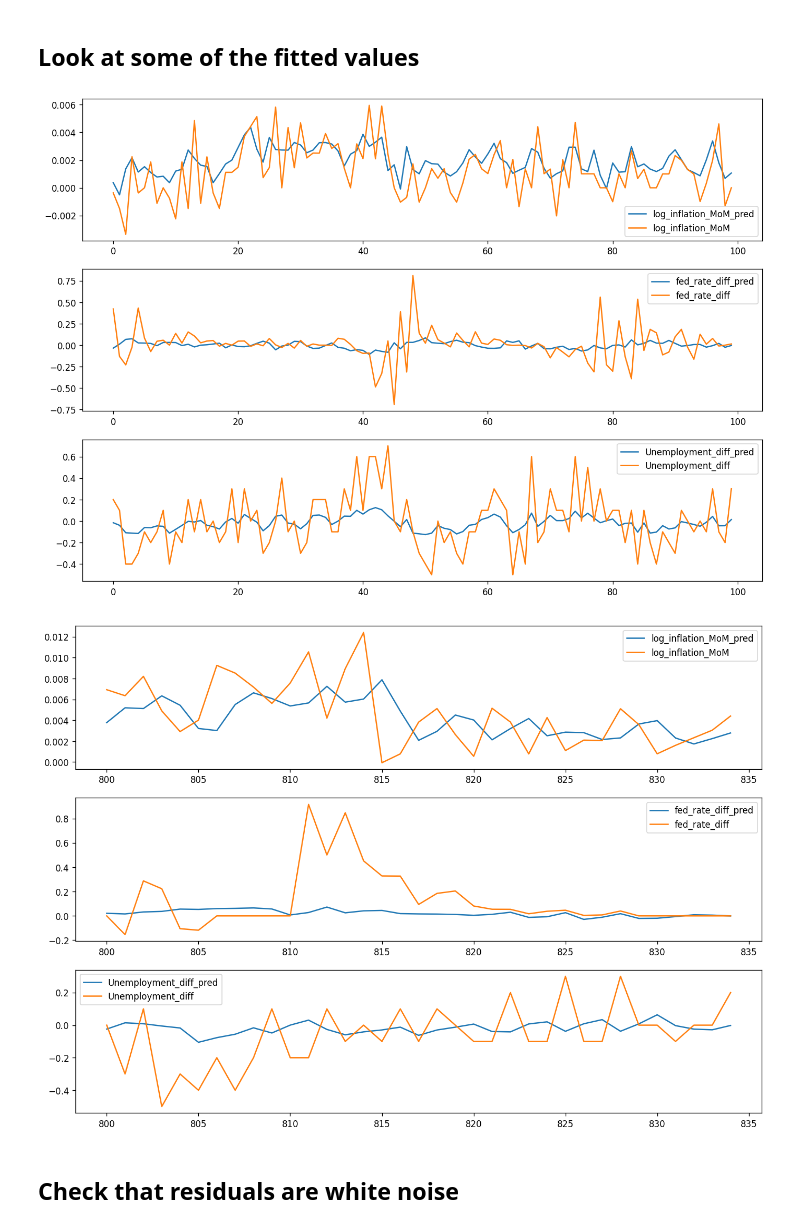
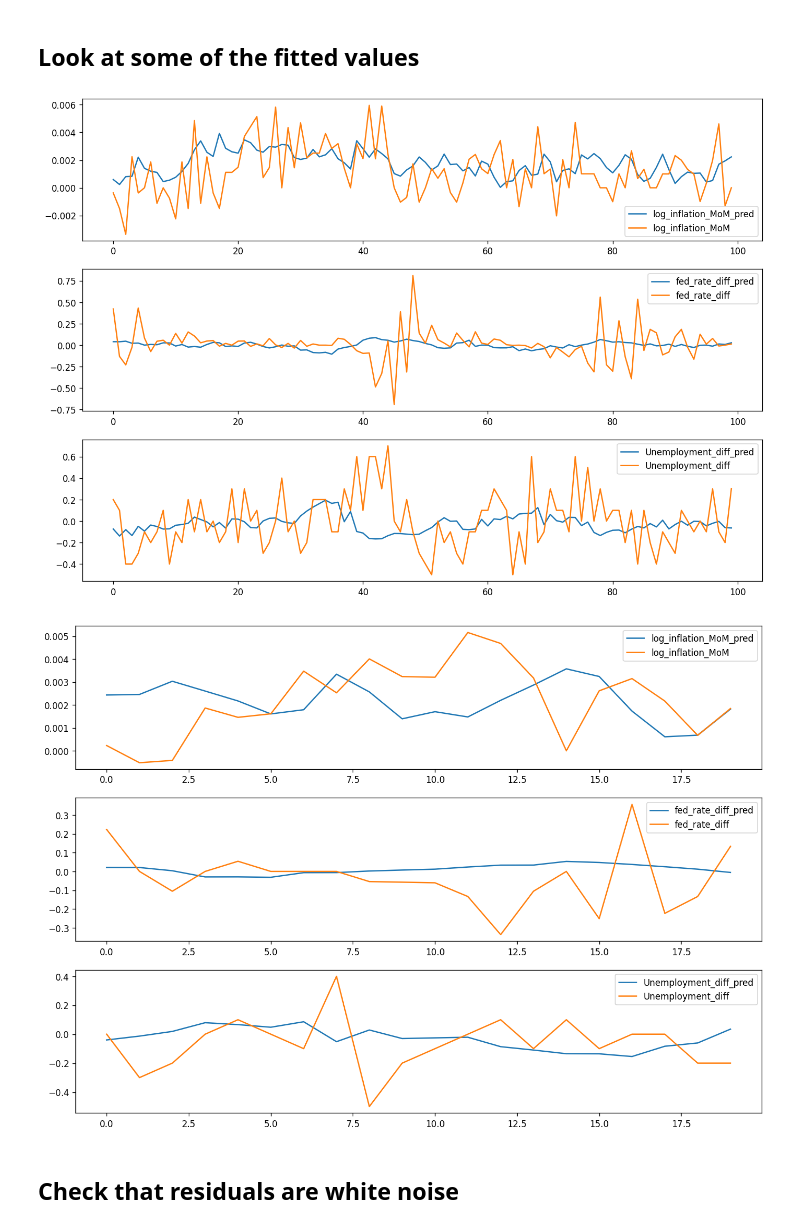
Before and after one commit to GarettKaube/Statistics-MachineLearning, a Jupyter notebook: machinelearning/DeepLearning/MonetaryPolicyRecurrentNeuralNetworks/monetarypolicyrnn.ipynb, the cells around one changed output. Drawn from its saved outputs; the diff is of its cells as text; code cells hidden in the pictures.

```diff
--- a/machinelearning/DeepLearning/MonetaryPolicyRecurrentNeuralNetworks/monetarypolicyrnn.ipynb
+++ b/machinelearning/DeepLearning/MonetaryPolicyRecurrentNeuralNetworks/monetarypolicyrnn.ipynb
@@ -144,7 +136,13 @@ Name: 2020-03-01 00:00:00, dtype: float64
 # %%
 cutoff = int(data_diff.shape[0]*0.80)
 print(cutoff)
+validation_cutoff = int(cutoff*0.8)
+print(validation_cutoff)
+
 cutoff_date = str(data_diff.iloc[cutoff-1].name)
-cutoff_date
+print("train+validation cutoff",cutoff_date)
+
+validation_cutoff_date = str(data_diff.iloc[validation_cutoff-1].name)
+print("validation cutoff", validation_cutoff_date)
 # %% [output]
 668
@@ -469,7 +597,7 @@ hidden_size = 16
 
 # Initialize model
 model = RNNModel(3, hidden_size).to(device)
-rnn = RNN(model, "RNN", 120, train_dataloader, test_dataloader,
+rnn = RNN(model, "RNN", 120, train_dataloader, validation_dataloader,
           learning_rate=0.0001, device=device, train_data_end_date=cutoff_date)
 # Train
 rnn.train()
@@ -535,34 +661,37 @@ def get_predictions(model, loader, return_residuals = False):
         return predictions_concat
 # %%
 
-def plot_predictions(model, range_:list, loader, test=False):
+def plot_predictions(model, range_:list, loader, transform = False):
     predictions = get_predictions(model, loader)
 
     # If we are testing we need to start the index at the cutoff for when we concatinate predictions
     # with the actual values
-    predictions_index = None if not test else np.arange(cutoff+seq_length+1, scaled_data_df.shape[0])
 
     predictions_df = pd.DataFrame(
         predictions,
         columns = ["log_inflation_MoM_pred", "fed_rate_diff_pred", "Unemployment_diff_pred"],
-        index=predictions_index
     )
 
     fig, axs = plt.subplots(3, dpi=120, figsize=(14, 10))
-    all_data = pd.concat([scaled_data_df, predictions_df], ignore_index=False, axis=1)
+    all_data = pd.concat([pd.DataFrame(loader.dataset.data, columns=["log_inflation_MoM", "fed_rate_diff", "Unemployment_diff"]), predictions_df],
+                         ignore_index=False, axis=1)
 
-
-    (all_data[["log_inflation_MoM_pred", "log_inflation_MoM"]]*standard_devs[0] + means[0]).iloc[range_[0]:range_[1]].plot(ax=axs[0])
-    (all_data[["fed_rate_diff_pred", "fed_rate_diff"]]*standard_devs[1] + means[1]).iloc[range_[0]:range_[1]].plot(ax=axs[1])
-    (all_data[["Unemployment_diff_pred", "Unemployment_diff"]]*standard_devs[2] + means[2]).iloc[range_[0]:range_[1]].plot(ax=axs[2])
+    if transform:
+        (all_data[["log_inflation_MoM_pred", "log_inflation_MoM"]]*standard_devs[0] + means[0]).iloc[range_[0]:range_[1]].plot(ax=axs[0])
+        (all_data[["fed_rate_diff_pred", "fed_rate_diff"]]*standard_devs[1] + means[1]).iloc[range_[0]:range_[1]].plot(ax=axs[1])
+        (all_data[["Unemployment_diff_pred", "Unemployment_diff"]]*standard_devs[2] + means[2]).iloc[range_[0]:range_[1]].plot(ax=axs[2])
+    else:
+        (all_data[["log_inflation_MoM_pred", "log_inflation_MoM"]]).iloc[range_[0]:range_[1]].plot(ax=axs[0])
+        (all_data[["fed_rate_diff_pred", "fed_rate_diff"]]).iloc[range_[0]:range_[1]].plot(ax=axs[1])
+        (all_data[["Unemployment_diff_pred", "Unemployment_diff"]]).iloc[range_[0]:range_[1]].plot(ax=axs[2])
 # %%
-plot_predictions(rnn, [0, 100], train_dataloader)
+plot_predictions(rnn, [0, 100], train_dataloader, transform=True)
 # %% [output]
-[figure, old version]
+[figure, new version]
 # %%
-plot_predictions(rnn, [800, data_diff.shape[0]], test_dataloader, test=True)
+plot_predictions(rnn, [0, 20], test_dataloader, transform=True)
 # %% [output]
-[figure, old version]
+[figure, new version]
 # %% [markdown]
 ## Check that residuals are white noise
 # %%
```
Also changed, not shown: parts of 29 cells of this notebook.
